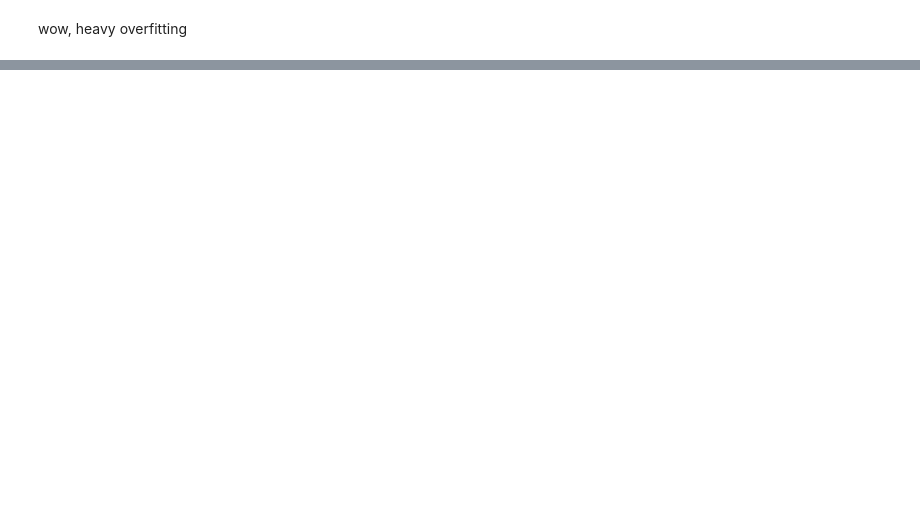
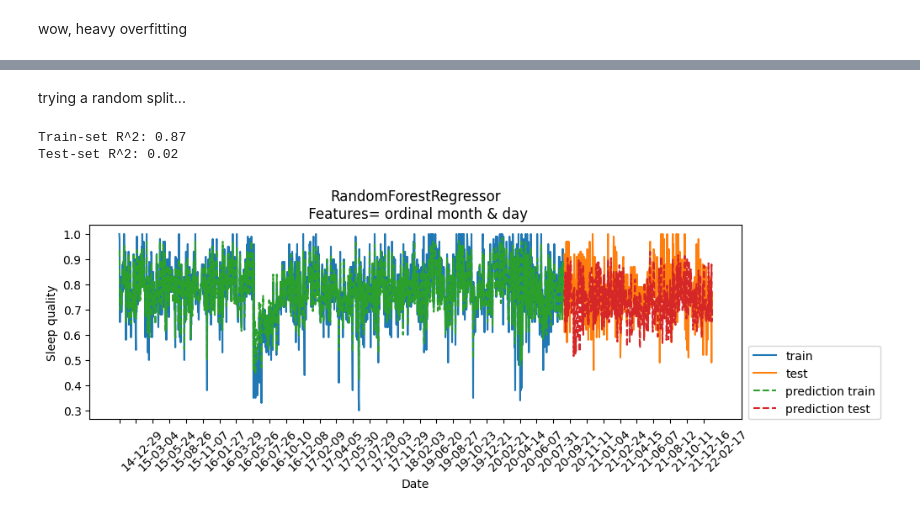
Before and after one commit to ricd99/endToEndML, a Jupyter notebook: notebooks/EDA_clean.ipynb, the cells around one changed output, grey strips where cells are left out. Drawn from its saved outputs; the diff is of its cells as text; code cells hidden in the pictures; blank space fills up the shorter version.

Commit message:
ordinal month and day

```diff
--- a/notebooks/EDA_clean.ipynb
+++ b/notebooks/EDA_clean.ipynb
@@ -577,0 +585,4 @@ wow, heavy overfitting
+# %%
+df_train_time_cat = df_train.copy()
+df_test_time_cat = df_test.copy()
+df_train_time_cat
@@ -577,0 +603,7 @@ wow, heavy overfitting
+# %%
+df_train_time_cat["Month"] = df["Start"].dt.month
+df_train_time_cat["Day"] = df["Start"].dt.dayofweek
+
+df_test_time_cat["Month"] = df["Start"].dt.month
+df_test_time_cat["Day"] = df["Start"].dt.dayofweek
+df_train_time_cat
@@ -577,0 +624,9 @@ wow, heavy overfitting
+# %%
+numeric_features_time_cat = ["Steps", "Time in bed (hr)", "Month", "Day"]
+categorical_features_time_cat = []
+passthrough_features_time_cat = []
+drop_features_time_cat= ["Start", "End"]
+target = ["Sleep quality"]
+
+ridge_time_cat = Ridge()
+rf_time_cat = RandomForestRegressor()
@@ -577,0 +644,2 @@ wow, heavy overfitting
+# %% [markdown]
+trying a random split...
@@ -577,0 +650,6 @@ wow, heavy overfitting
+# %%
+preprocess_predict(df_train_time_cat, df_test_time_cat, numeric_features_time_cat, categorical_features_time_cat, passthrough_features_time_cat, drop_features_time_cat, target, rf_time_cat, "ordinal month & day")
+# %% [output]
+Train-set R^2: 0.87
+Test-set R^2: 0.02
+[figure, added]
```
Also changed, not shown: parts of 16 cells of this notebook.
